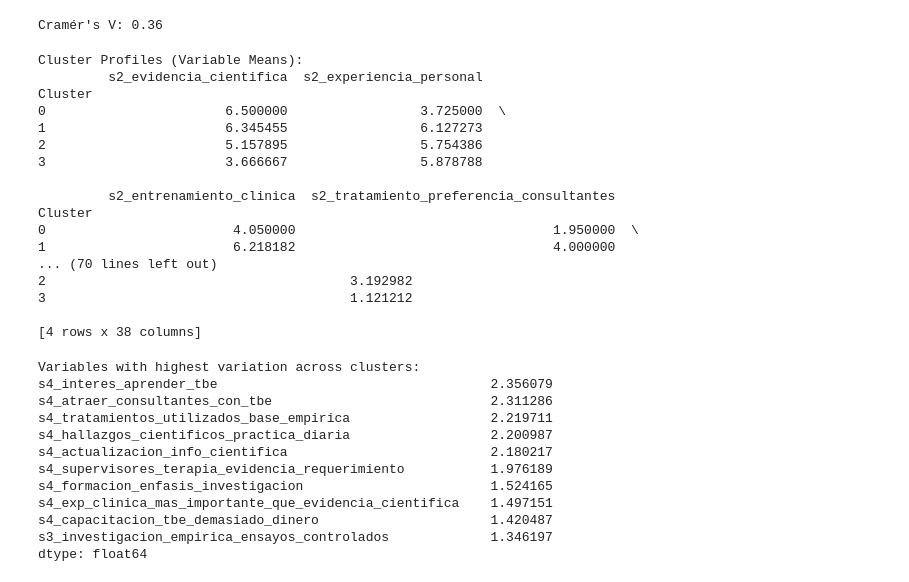
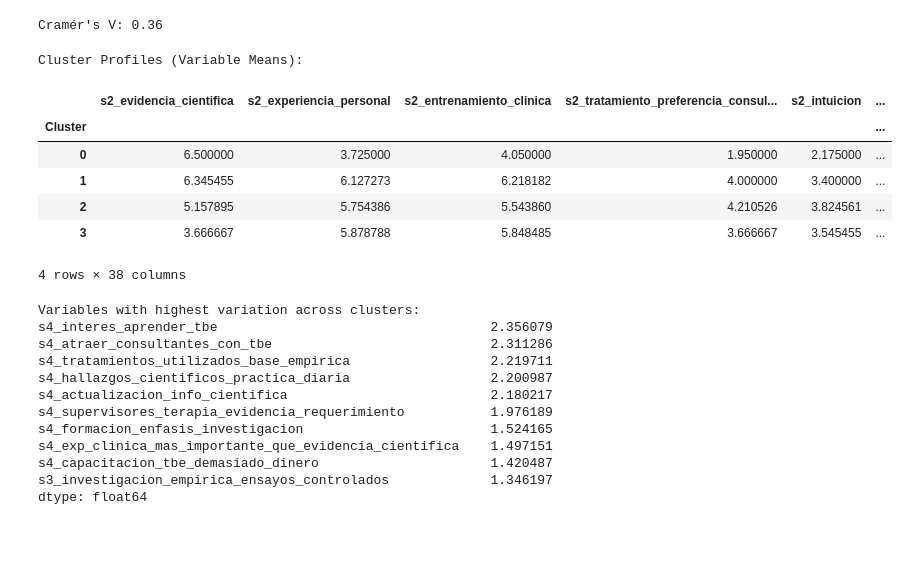
Before and after one commit to Nicobruno92/Psy_ResearchAttitudes, a Jupyter notebook: notebooks/analysis/cluster_analysis.ipynb, the cells around one changed output. Cells and saved outputs as stored; diff of their text form; code cells hidden in the pictures; blank space fills up the shorter version.

```diff
--- a/notebooks/analysis/cluster_analysis.ipynb
+++ b/notebooks/analysis/cluster_analysis.ipynb
@@ -195,34 +197,25 @@ Cramér's V: 0.36
 # %%
 # Add cluster labels to the original features
 cluster_data = features.copy()
 cluster_data['Cluster'] = cluster_labels
 
 # Compute mean values of variables for each cluster
 cluster_means = cluster_data.groupby('Cluster').mean()
 
 # Display cluster profiles
 print("\nCluster Profiles (Variable Means):")
-print(cluster_means)
+cluster_means
 
 # Optional: Visualize profiles using radar plots or heatmaps
 # %% [output]
 Cluster Profiles (Variable Means):
-         s2_evidencia_cientifica  s2_experiencia_personal
-Cluster
-0                       6.500000                 3.725000  \
-1                       6.345455                 6.127273
-2                       5.157895                 5.754386
-3                       3.666667                 5.878788
-
-         s2_entrenamiento_clinica  s2_tratamiento_preferencia_consultantes
-Cluster
-0                        4.050000                                 1.950000  \
-1                        6.218182                                 4.000000
-... (70 lines left out)
-2                                       3.192982
-3                                       1.121212
-
-[4 rows x 38 columns]
+|  | s2_evidencia_cientifica | s2_experiencia_personal | s2_entrenamiento_clinica | s2_tratamiento_preferencia_consul... | s2_intuicion | ... |
+| Cluster |  |  |  |  |  | ... |
+| 0 | 6.500000 | 3.725000 | 4.050000 | 1.950000 | 2.175000 | ... |
+| 1 | 6.345455 | 6.127273 | 6.218182 | 4.000000 | 3.400000 | ... |
+| 2 | 5.157895 | 5.754386 | 5.543860 | 4.210526 | 3.824561 | ... |
+| 3 | 3.666667 | 5.878788 | 5.848485 | 3.666667 | 3.545455 | ... |
+4 rows × 38 columns
 # %%
 # Calculate standard deviation across clusters for each variable
 std_across_clusters = cluster_means.std(axis=0)
```
Also changed, not shown: parts of 3 cells of this notebook, 2 other files.
